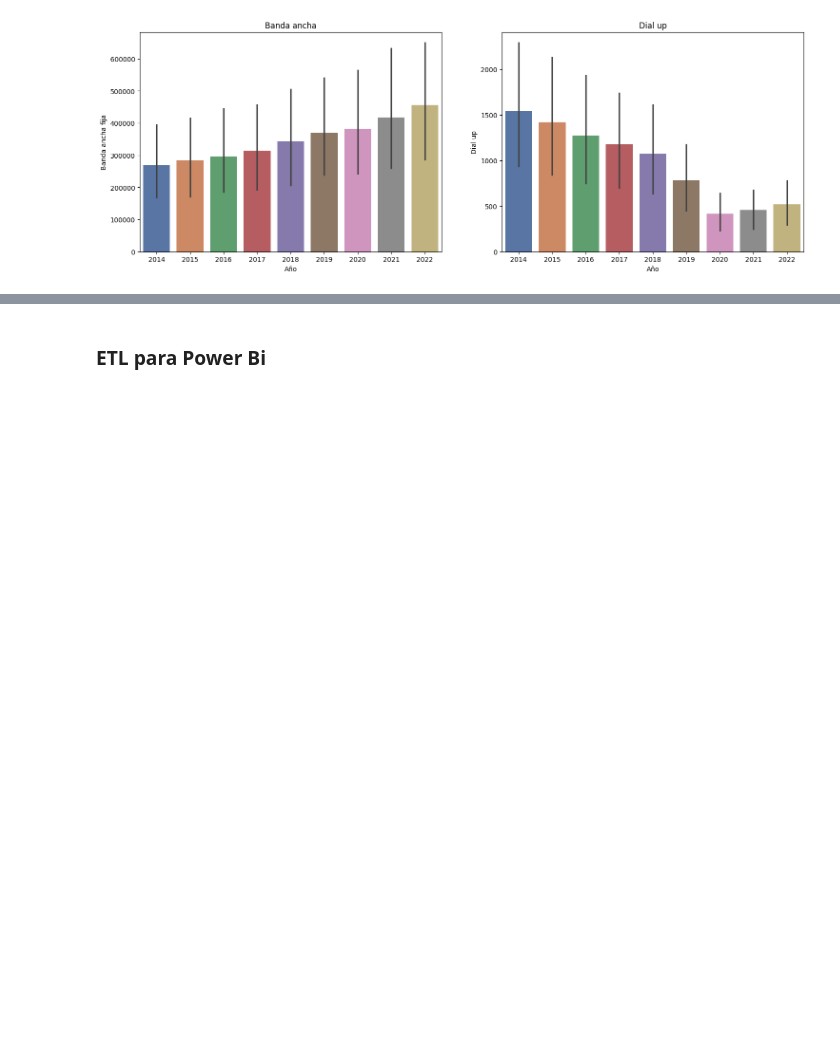
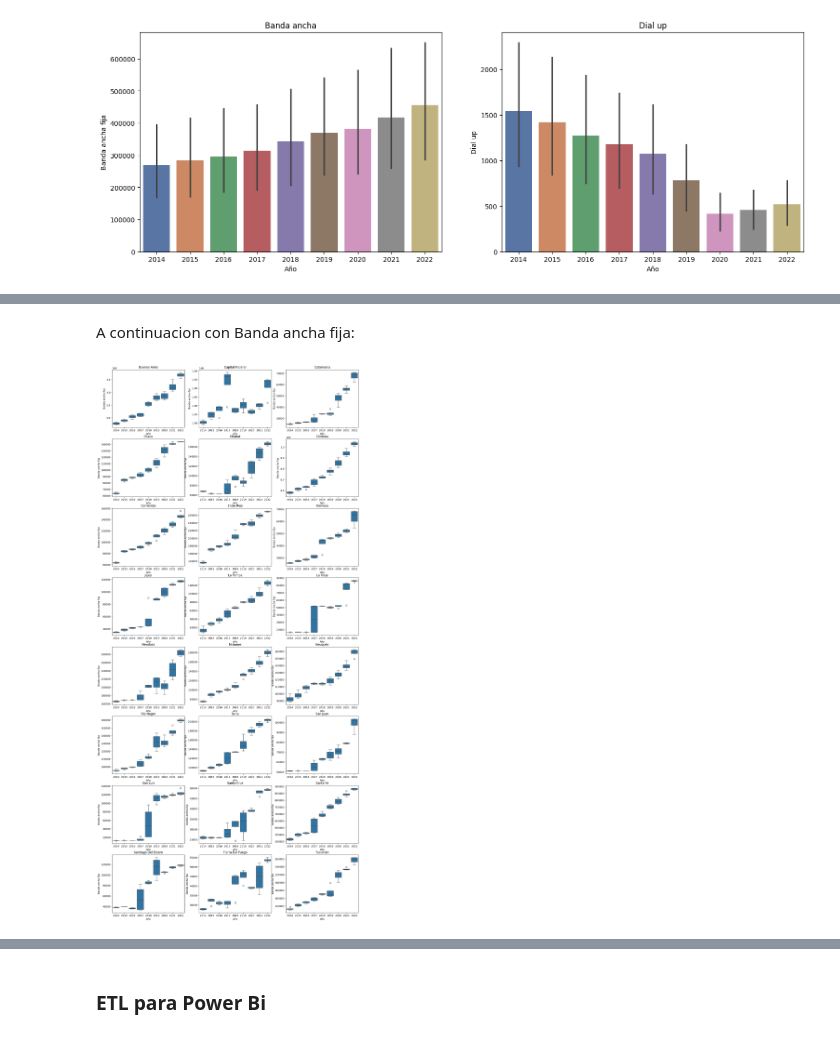
Before and after one commit to DamianAlbarino/Data-analysis-de-telecomunicaciones, a Jupyter notebook: EDA.ipynb, the cells around one changed output, grey strips where cells are left out. Drawn from its saved outputs; the diff is of its cells as text; code cells hidden in the pictures; blank space fills up the shorter version.

```diff
--- a/EDA.ipynb
+++ b/EDA.ipynb
@@ -265,0 +294,13 @@ Es importante destacar que, a medida que transcurre el tiempo, se ha observado u
+# %% [markdown]
+A continuacion con Banda ancha fija:
+# %%
+cantidad = 1
+plt.figure(figsize=(18,40))
+for provincia in df['Provincia'].unique().tolist():
+    plt.subplot(8,3,cantidad)
+    sns.boxplot(data = df[(df['Provincia'] == provincia)], x = 'Año', y='Banda ancha fija')
+    plt.title(f'{provincia}')
+    cantidad+=1
+plt.show()
+# %% [output]
+[figure, added]
```
Also changed, not shown: parts of 22 cells of this notebook, 8 other files.
